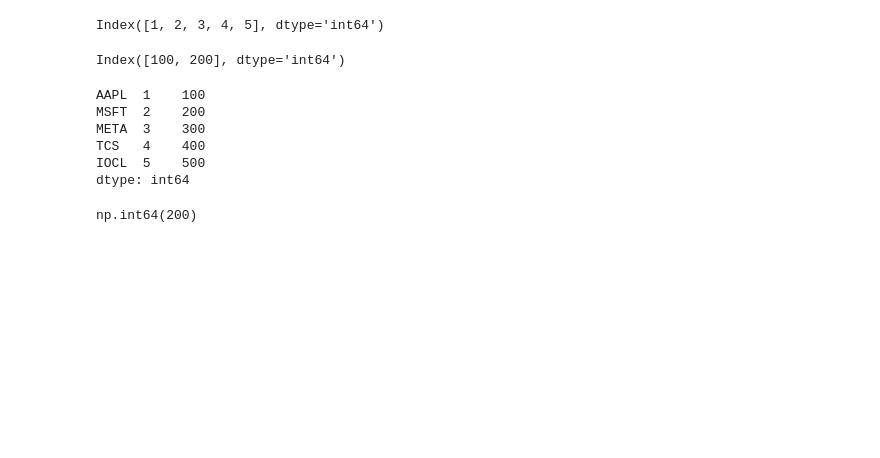
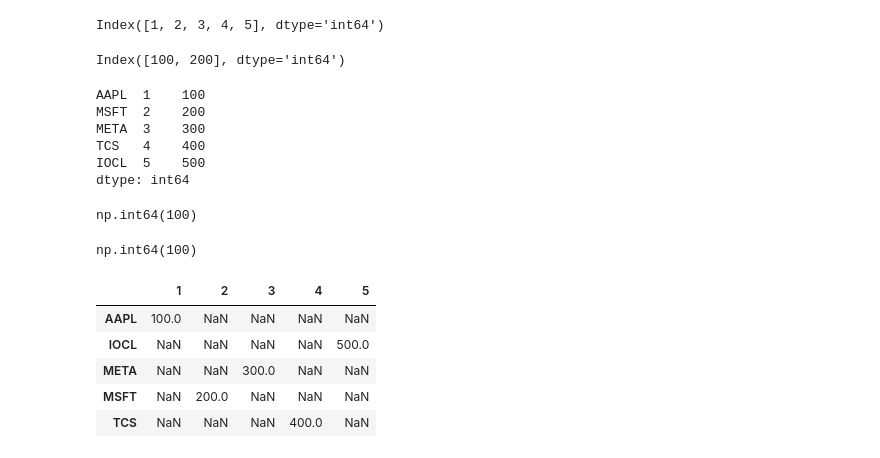
Before and after one commit to sumitkhera11/AI-Agentic-Trading-Bot, a Jupyter notebook: notebooks/Day_30_Multi_Index.ipynb, the cells around one changed output. Cells and saved outputs as stored; diff of their text form; code cells hidden in the pictures; blank space fills up the shorter version.

```diff
--- a/notebooks/Day_30_Multi_Index.ipynb
+++ b/notebooks/Day_30_Multi_Index.ipynb
@@ -227,5 +227,33 @@ dtype: int64
 # m_ind_ser['MSFT'] #- give complete output
 # m_ind_ser[('MSFT',2)]   # - it give only value with datatype
 m_ind_ser.loc[('MSFT',2)] # - it give only value with datatype
+m_ind_ser.iloc[0]
 # %% [output]
-np.int64(200)
+np.int64(100)
+# %%
+# creating a DataFrame  with multiindex object'
+# but in DataFrame top pe 0 aata hai
+m_ind_ser_df = pd.DataFrame([100,200,300,400,500],index=t_index)
+m_ind_ser_df
+m_ind_ser_df.loc["AAPL"]
+m_ind_ser_df.loc["AAPL",0]
+m_ind_ser_df.iloc[0,0]
+# %% [output]
+np.int64(100)
+# %%
+# on series
+# unstack
+m_ind_ser
+
+# unstack - convert series to a data frame
+m_ind_ser.unstack()
+
+# now again dataframe become a series
+m_ind_ser.unstack().stack()
+# %% [output]
+|  | 1 | 2 | 3 | 4 | 5 |
+| AAPL | 100.0 | NaN | NaN | NaN | NaN |
+| IOCL | NaN | NaN | NaN | NaN | 500.0 |
+| META | NaN | NaN | 300.0 | NaN | NaN |
+| MSFT | NaN | 200.0 | NaN | NaN | NaN |
+| TCS | NaN | NaN | NaN | 400.0 | NaN |
```
Also changed, not shown: parts of 2 cells of this notebook, 16 other files.
